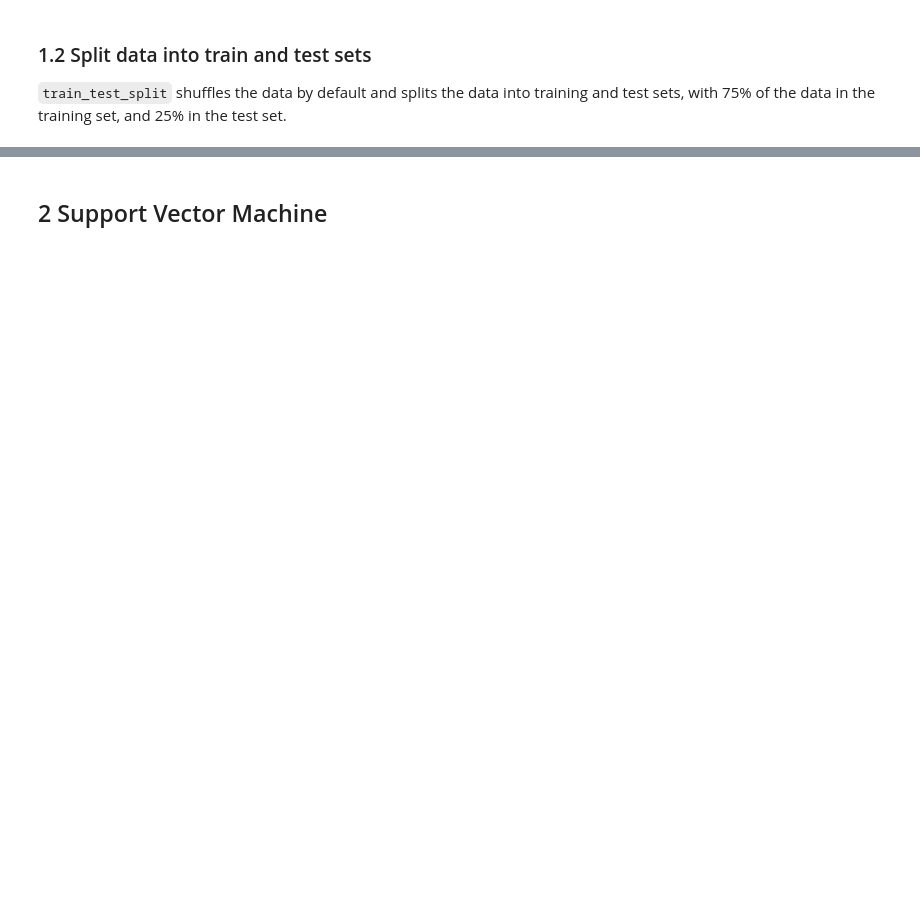
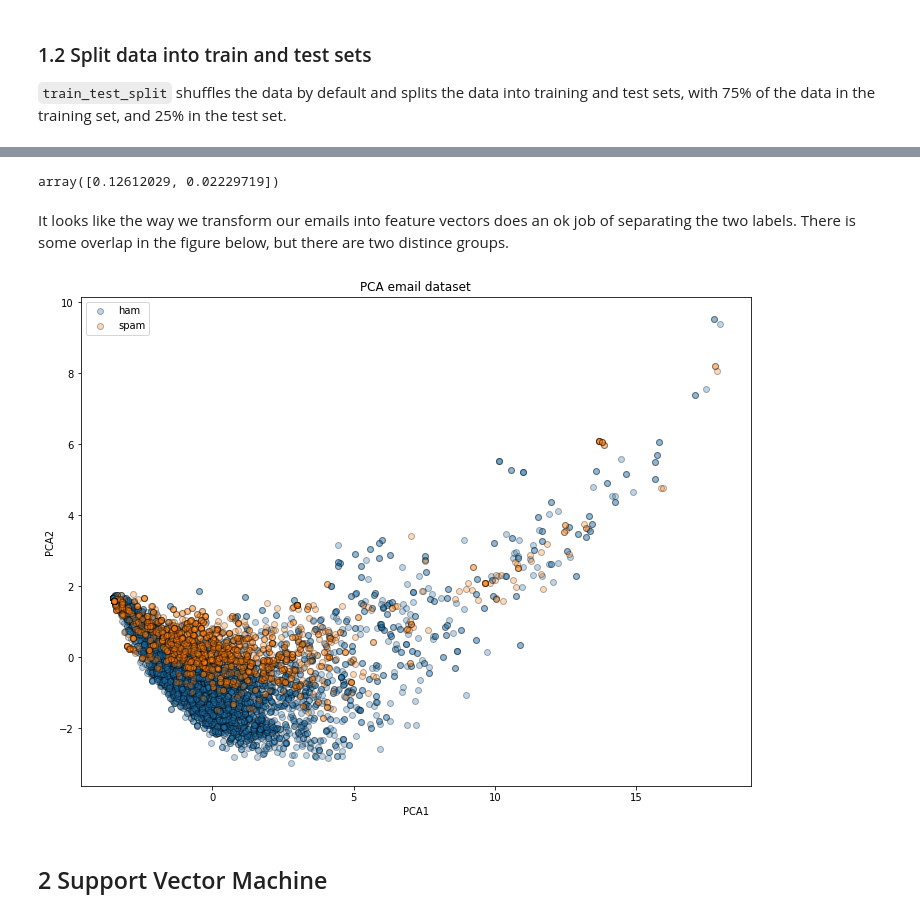
Before and after one commit to wesbarnett/spam-or-ham, a Jupyter notebook: Spam or Ham.ipynb, the cells around one changed output, grey strips where cells are left out. Saved outputs shown, nothing was run; the diff lists cells and outputs as text; code cells hidden in the pictures; blank space fills up the shorter version.

```diff
--- a/Spam or Ham.ipynb
+++ b/Spam or Ham.ipynb
@@ -84,0 +101,4 @@ array([0, 1, 0, ..., 0, 0, 0])
+# %%
+vect = CountVectorizer(decode_error='ignore', binary=True, analyzer=stemmed_words, max_features=2000)
+X_tmp = vect.fit_transform([emails.data[0]])
+vect.get_feature_names()[:10]
@@ -105,4 +144,0 @@ Here we test out our `CountVectorizer` that calls our analyzer, stemming the wor
-# %%
-vect = CountVectorizer(decode_error='ignore', binary=True, analyzer=stemmed_words)
-X_tmp = vect.fit_transform([X_train[0]])
-vect.get_feature_names()[:10]
@@ -143,3 +158,20 @@ array([[1, 1, 1, 1, 1, 1, 1, 1, 1, 1, 1, 1, 1, 1, 1, 1, 1, 1, 1, 1, 1, 1,
+# %%
+pca.explained_variance_ratio_
+# %% [output]
+array([0.12612029, 0.02229719])
+# %% [markdown]
+It looks like the way we transform our emails into feature vectors does an ok job of separating the two labels. There is some overlap in the figure below, but there are two distince groups.
+# %%
+for i, target_name in zip([0, 1], emails.target_names):
+    plt.scatter(X_train_pca[y_train == i, 0], X_train_pca[y_train == i, 1], alpha=.3, lw=1, label=target_name, marker='o',
+               edgecolor='black')
+plt.legend(loc='best', shadow=False, scatterpoints=1)
+plt.title('PCA email dataset')
+plt.xlabel('PCA1')
+plt.ylabel('PCA2')
+plt.show()
+# %% [output]
+[figure, added]
 # %% [markdown]
 ## 2 Support Vector Machine
 # %%
```
Also changed, not shown: parts of 34 cells of this notebook.
